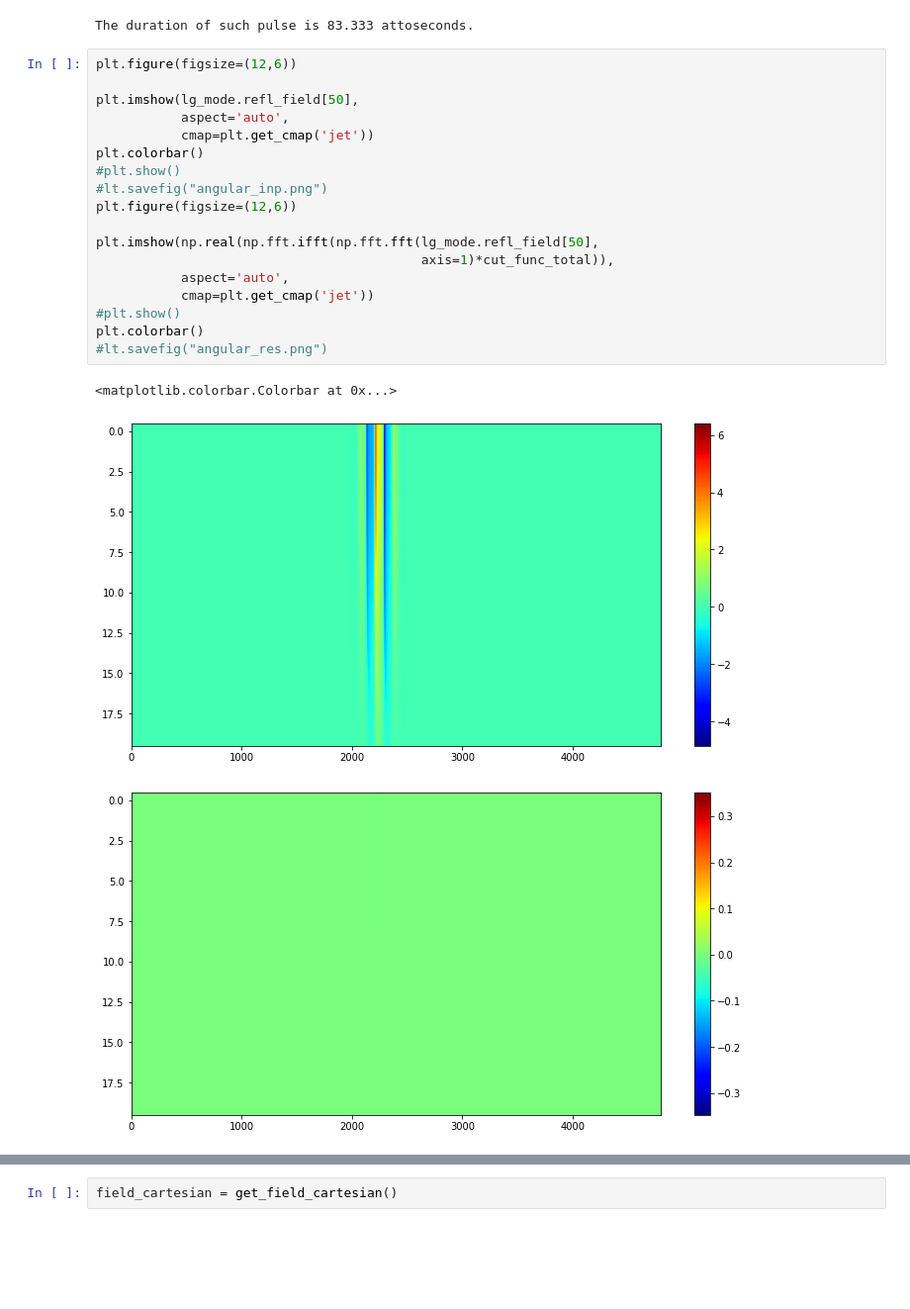
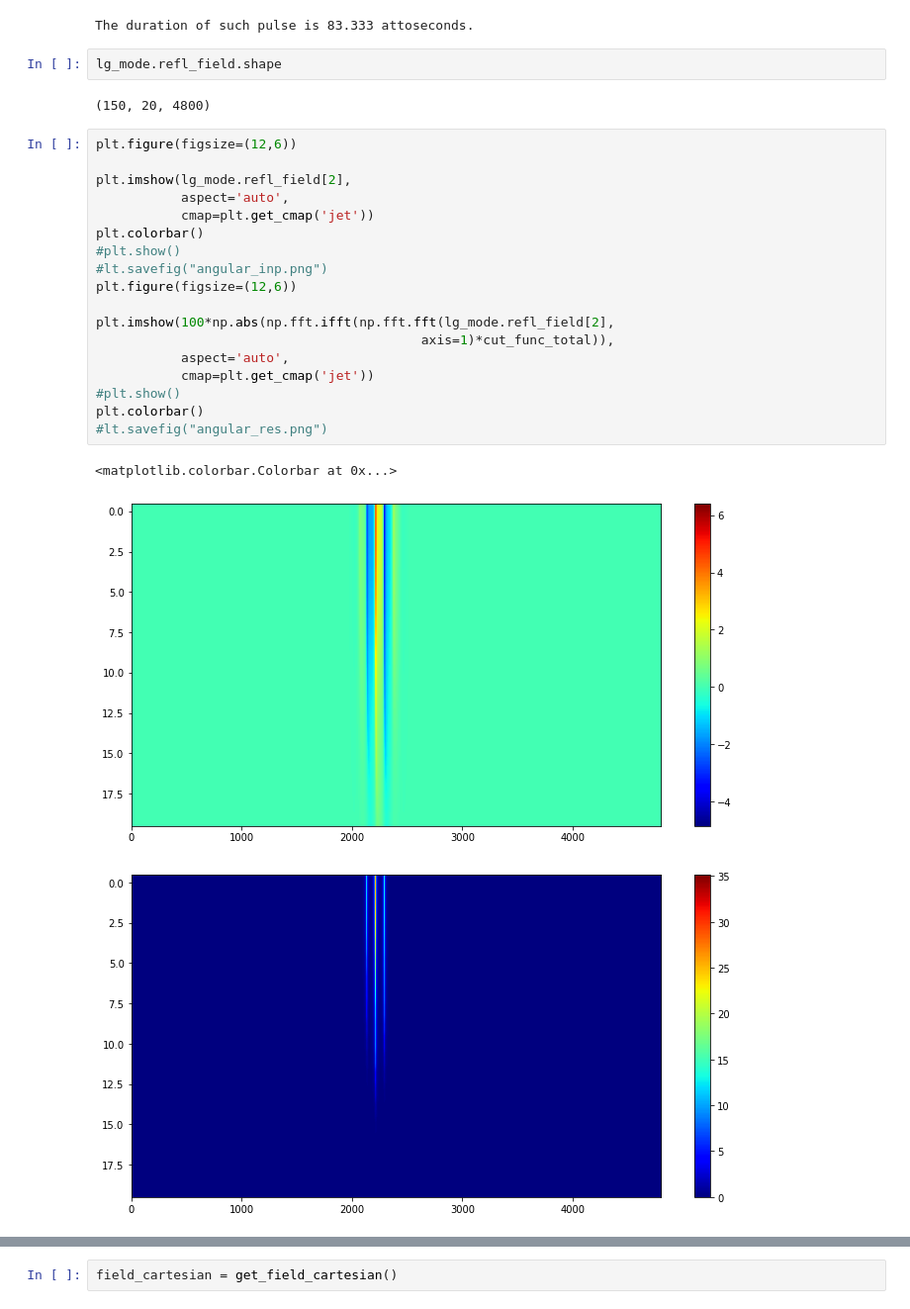
Before and after one commit to ekonyagin/wave_propagation, a Jupyter notebook: OAM_VTK_refined.ipynb, the cells around one changed output, grey strips where cells are left out. Shown at 99% size. Drawn from its saved outputs; the diff is of its cells as text; blank space fills up the shorter version.

```diff
--- a/OAM_VTK_refined.ipynb
+++ b/OAM_VTK_refined.ipynb
@@ -88,25 +88,29 @@ omega = 2*np.pi*(3*10**10)/(mum_length*1e-4)
 print("The duration of such pulse is %.3f attoseconds." %(2*np.pi/omega*1e18))
 # %% [output]
 The duration of such pulse is 83.333 attoseconds.
+# %%
+lg_mode.refl_field.shape
+# %% [output]
+(150, 20, 4800)
 # %%
 plt.figure(figsize=(12,6))
 
-plt.imshow(lg_mode.refl_field[50],
+plt.imshow(lg_mode.refl_field[2],
            aspect='auto',
            cmap=plt.get_cmap('jet'))
 plt.colorbar()
 #plt.show()
 #lt.savefig("angular_inp.png")
 plt.figure(figsize=(12,6))
 
-plt.imshow(np.real(np.fft.ifft(np.fft.fft(lg_mode.refl_field[50],
+plt.imshow(100*np.abs(np.fft.ifft(np.fft.fft(lg_mode.refl_field[2],
                                           axis=1)*cut_func_total)),
            aspect='auto',
            cmap=plt.get_cmap('jet'))
 #plt.show()
 plt.colorbar()
 #lt.savefig("angular_res.png")
 # %% [output]
 <matplotlib.colorbar.Colorbar at 0x...>
 [figure]
-[figure, old version]
+[figure, new version]
```
Also changed, not shown: parts of 6 cells of this notebook.
